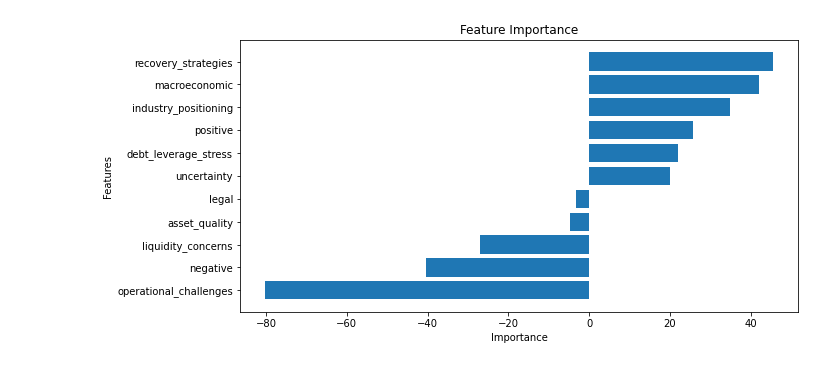
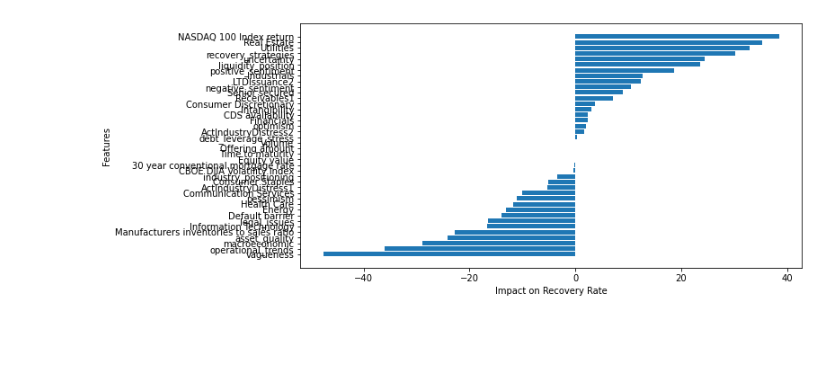
Before and after one commit to constantin1101/LLM_CreditorRRPrediction, a Jupyter notebook: llm_analysis.ipynb, the cells around one changed output. Saved outputs shown, nothing was run; the diff lists cells and outputs as text; code cells hidden in the pictures; blank space fills up the shorter version.

```diff
--- a/llm_analysis.ipynb
+++ b/llm_analysis.ipynb
@@ -174,7 +140,7 @@ checkpoint = transcripts.copy()
 # %%
 # save checkpoint as csv
-checkpoint.to_csv('transcripts/LLM_outputs_QnA.csv', index=False)
-checkpoint = pd.read_csv('transcripts/LLM_outputs_QnA.csv')
+checkpoint.to_csv('transcripts/LLM_outputs.csv', index=False)
+#checkpoint = pd.read_csv('transcripts/LLM_outputs_QnA.csv')
 # %%
 # List of selected supporting features
 supporting_features_1 = [
@@ -201,24 +167,3 @@ supporting_features_2 = [
     'Intangibility',
     'Receivables1',
 ]
-
-llm_labels = ['negative', 'positive', 'uncertainty',
-    'liquidity_concerns', 'debt_leverage_stress', 'operational_challenges', 'industry_positioning',
-    'asset_quality', 'recovery_strategies', 'legal', 'macroeconomic']
-
-# Select the supporting features, nlp_lables, and RR from final_df
-final_df = checkpoint[['Date']
-                    #+ supporting_features_1
-                    #+ supporting_features_2
-                    + llm_labels
-                    + ['RR']]
-
-# replace #DIV/0! & Nan with 0
-# Replace '#DIV/0!' with NaN
-final_df.replace('#DIV/0!', np.nan, inplace=True)
-final_df = final_df.fillna(0)
-
-# make sure all values are numeric except for the Date column
-final_df = final_df.apply(pd.to_numeric, errors='ignore')
-
-final_df.head()
@@ -240,3 +170,20 @@ X_train, X_test = final_df.drop(columns=['RR', 'Date']), final_df.drop(columns=[
+# %%
+'''COMPANY LEVEL'''
+
+# Select the supporting features, nlp_lables, and RR from final_df
+final_df = checkpoint[['call_ID']
+                    + supporting_features_1
+                    + supporting_features_2
+                    + llm_labels
+                    + ['aggregated_RR']]
+
+# reset index
+final_df = final_df.reset_index(drop=True)
+# drop duplicates
+final_df = final_df.drop_duplicates()
+
+y_train, y_test = final_df['aggregated_RR'], final_df['aggregated_RR']
+X_train, X_test = final_df.drop(columns=['aggregated_RR', 'call_ID']), final_df.drop(columns=['aggregated_RR', 'call_ID'])
 # %%
 # LLM features
 
@@ -317,13 +268,12 @@ print(vif)
 # %%
 # build a graph to show the importance of each feature
 importances = model.params[1:]
 importances = importances.sort_values()
 
 plt.figure(figsize=(10, 5))
 plt.barh(importances.index, importances.values)
-plt.xlabel('Importance')
+plt.xlabel('Impact on Recovery Rate')
 plt.ylabel('Features')
-plt.title('Feature Importance')
 plt.show()
 # %% [output]
-[figure, old version]
+[figure, new version]
```
Also changed, not shown: parts of 19 cells of this notebook, 1 other file.
